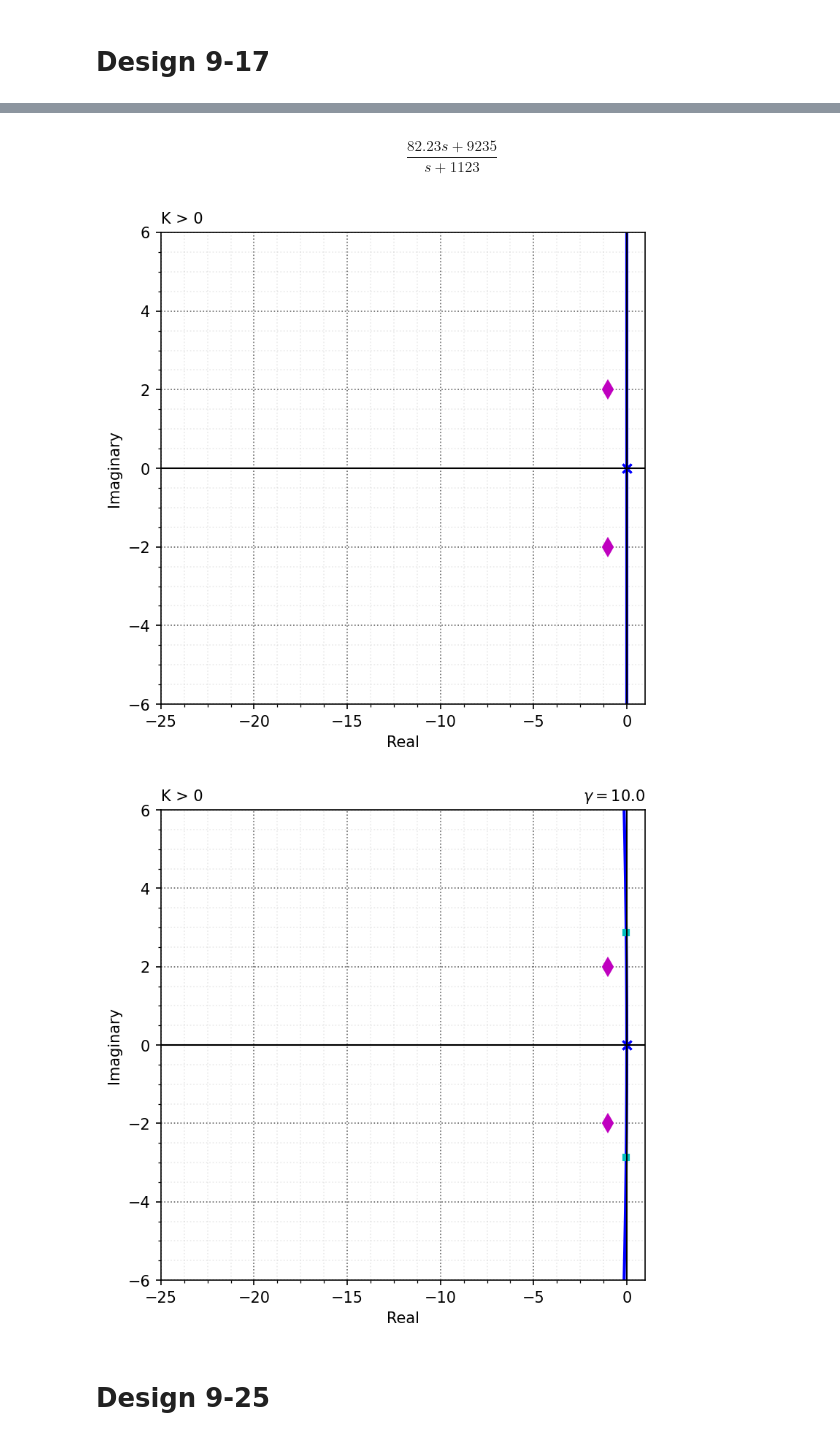
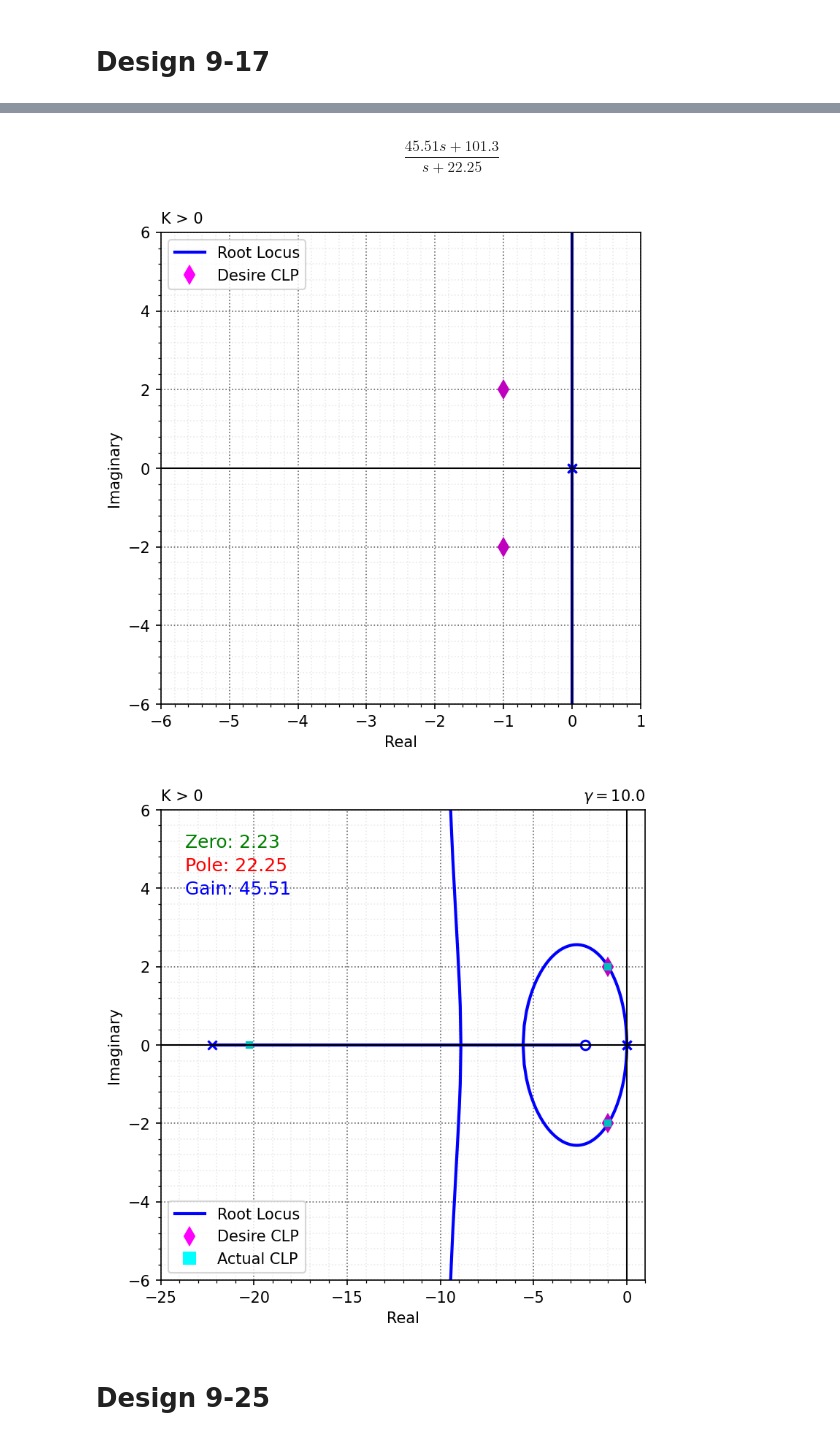
Before and after one commit to mit-acl/16_06_Class, a Jupyter notebook: 16_06_T9_RL_design.ipynb, the cells around one changed output, grey strips where cells are left out. Saved outputs shown, nothing was run; the diff lists cells and outputs as text; code cells hidden in the pictures.

```diff
--- a/16_06_T9_RL_design.ipynb
+++ b/16_06_T9_RL_design.ipynb
@@ -44,10 +44,20 @@ fig, ax = plt.subplots(1,figsize=(5, 5),dpi=150,constrained_layout = True)
 rlist, klist = rlocus(G, kvect=Root_Locus_gains(G),color='b',grid=False,ax=ax)
 ax.plot(s_target.real,s_target.imag,'md',ms=8)
 ax.plot(s_target.real,-s_target.imag,'md',ms=8)
-ax.set_xlim((-25,1))
+ax.set_xlim((-6,1))
 ax.set_ylim([-6, 6])
 plt.xlabel('Real')
 plt.ylabel('Imaginary')
+
+# Create custom legend handles
+custom_lines = [
+    Line2D([0], [0], color='blue', lw=2, linestyle='-'),
+    Line2D([0], [0], color='magenta', marker='d', markersize=8, linestyle='None'),
+]
+# Add legend with custom handles
+ax.legend(custom_lines, ['Root Locus', 'Desire CLP', ])
+
+
 nicegrid(ax)
 plt.title('K > 0',loc='left')
 plt.savefig("./figs/Ex9_17a.pdf", dpi=600)
@@ -58,12 +68,29 @@ ax.plot(s_target.real,s_target.imag,'md',ms=8)
 ax.plot(s_target.real,-s_target.imag,'md',ms=8)
 ax.plot(scl.real,scl.imag,'cs',ms=4)
 ax.plot(scl.real,-scl.imag,'cs',ms=4)
-ax.set_xlim((-25,1))
-ax.set_ylim([-6, 6])
 plt.xlabel('Real')
 plt.ylabel('Imaginary')
 plt.title('K > 0',loc='left')
 plt.title(r'$\gamma={:3.1f}$'.format(gamma),loc='right')
+ax.plot(np.real(-Gc.zeros()), np.imag(-Gc.zeros()), 'go', ms=8, label='Compensator Zero')
+ax.plot(np.real(-Gc.poles()), np.imag(-Gc.poles()), 'rx', ms=8, label='Compensator Pole')
+
+ax.text(0.05, 0.95, f'Zero: {np.real(-Gc.zeros())[0]:.2f}', transform=ax.transAxes, fontsize=12, color='green', verticalalignment='top')
+ax.text(0.05, 0.90, f'Pole: {np.real(-Gc.poles())[0]:.2f}', transform=ax.transAxes, fontsize=12, color='red', verticalalignment='top')
+ax.text(0.05, 0.85, f'Gain: {Gc.num[0][0][0]/Gc.den[0][0][0]:.2f}', transform=ax.transAxes, fontsize=12, color='blue', verticalalignment='top')
+
+ax.set_xlim((-(np.ceil(-np.real(Gc.poles())[0] / 5) * 5), 1))
+ax.set_ylim([-6, 6])
+
+# Create custom legend handles
+custom_lines = [
+    Line2D([0], [0], color='blue', lw=2, linestyle='-'),
+    Line2D([0], [0], color='magenta', marker='d', markersize=8, linestyle='None'),
+    Line2D([0], [0], color='cyan', marker='s', markersize=8, linestyle='None'),
+]
+# Add legend with custom handles
+ax.legend(custom_lines, ['Root Locus', 'Desire CLP', 'Actual CLP', ])
+
 plt.savefig("./figs/Ex9_17.pdf", dpi=600)
 nicegrid(ax)
 print('Closed Loop Poles at: '+', '.join('{:.2f}'.format(s) for s in scl))
@@ -78,6 +117,6 @@ Closed Loop Poles at: -1122.98+0.00j, -0.03+2.87j, -0.03-2.87j
-$$\frac{82.23 s + 9235}{s + 1123}$$
+$$\frac{45.51 s + 101.3}{s + 22.25}$$
-[figure, old version]
+[figure, new version]
-[figure, old version]
+[figure, new version]
 # %% [markdown]
 # Design 9-25
 # %%
```
Also changed, not shown: parts of 4 cells of this notebook, 2 other files.
